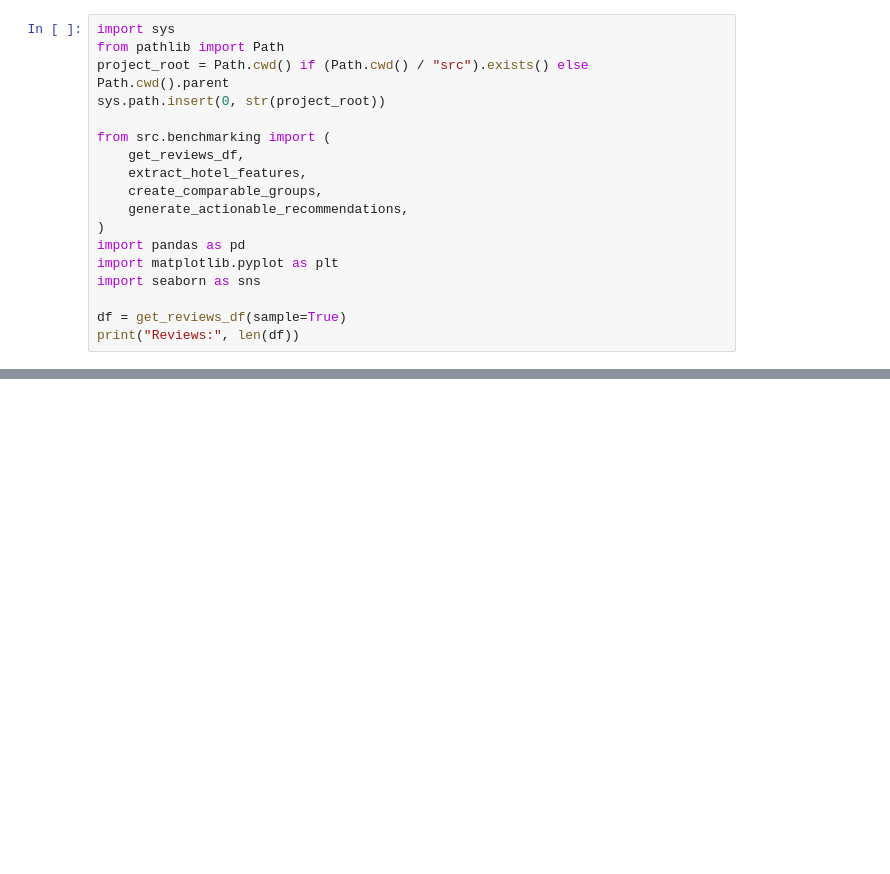
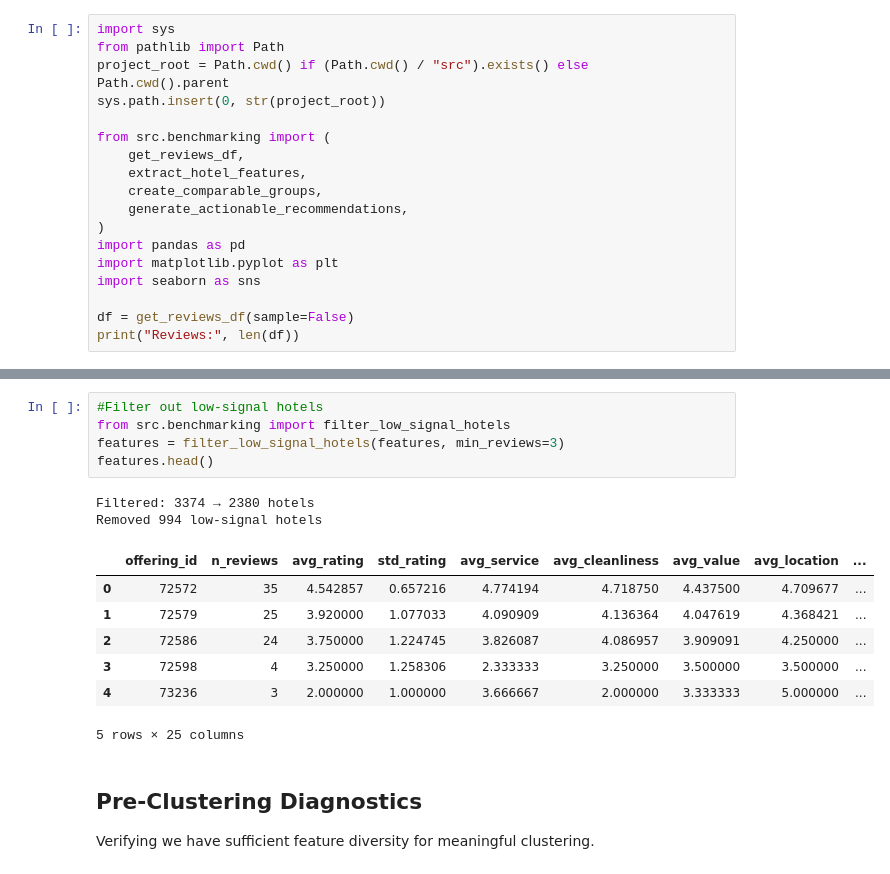
Before and after one commit to simonkp/IS5126-G4-hotel-analytics, a Jupyter notebook: notebooks/03_competitive_benchmarking.ipynb, the cells around one changed output, grey strips where cells are left out. Cells and saved outputs as stored; diff of their text form; blank space fills up the shorter version.

```diff
--- a/notebooks/03_competitive_benchmarking.ipynb
+++ b/notebooks/03_competitive_benchmarking.ipynb
@@ -23,6 +23,6 @@ import pandas as pd
 import matplotlib.pyplot as plt
 import seaborn as sns
 
-df = get_reviews_df(sample=True)
+df = get_reviews_df(sample=False)
 print("Reviews:", len(df))
 # %% [output]
@@ -46,0 +55,19 @@ Extracted features for 1,647 hotels
+# %%
+#Filter out low-signal hotels
+from src.benchmarking import filter_low_signal_hotels
+features = filter_low_signal_hotels(features, min_reviews=3)
+features.head()
+# %% [output]
+Filtered: 3374 → 2380 hotels
+Removed 994 low-signal hotels
+|  | offering_id | n_reviews | avg_rating | std_rating | avg_service | avg_cleanliness | avg_value | avg_location | ... |
+| 0 | 72572 | 35 | 4.542857 | 0.657216 | 4.774194 | 4.718750 | 4.437500 | 4.709677 | ... |
+| 1 | 72579 | 25 | 3.920000 | 1.077033 | 4.090909 | 4.136364 | 4.047619 | 4.368421 | ... |
+| 2 | 72586 | 24 | 3.750000 | 1.224745 | 3.826087 | 4.086957 | 3.909091 | 4.250000 | ... |
+| 3 | 72598 | 4 | 3.250000 | 1.258306 | 2.333333 | 3.250000 | 3.500000 | 3.500000 | ... |
+| 4 | 73236 | 3 | 2.000000 | 1.000000 | 3.666667 | 2.000000 | 3.333333 | 5.000000 | ... |
+5 rows × 25 columns
+# %% [markdown]
+## Pre-Clustering Diagnostics
+
+Verifying we have sufficient feature diversity for meaningful clustering.
```
Also changed, not shown: parts of 25 cells of this notebook, 8 other files.
